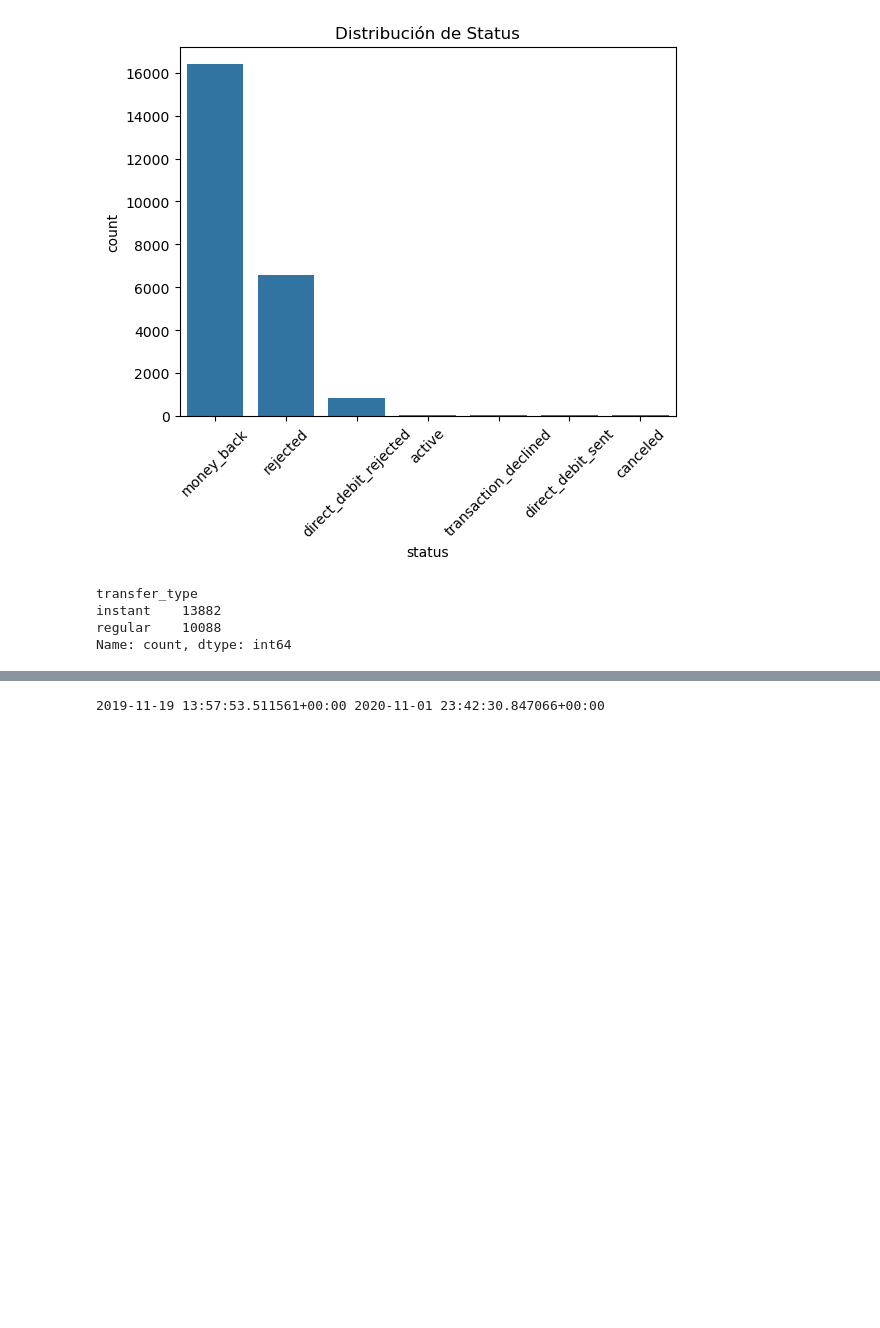
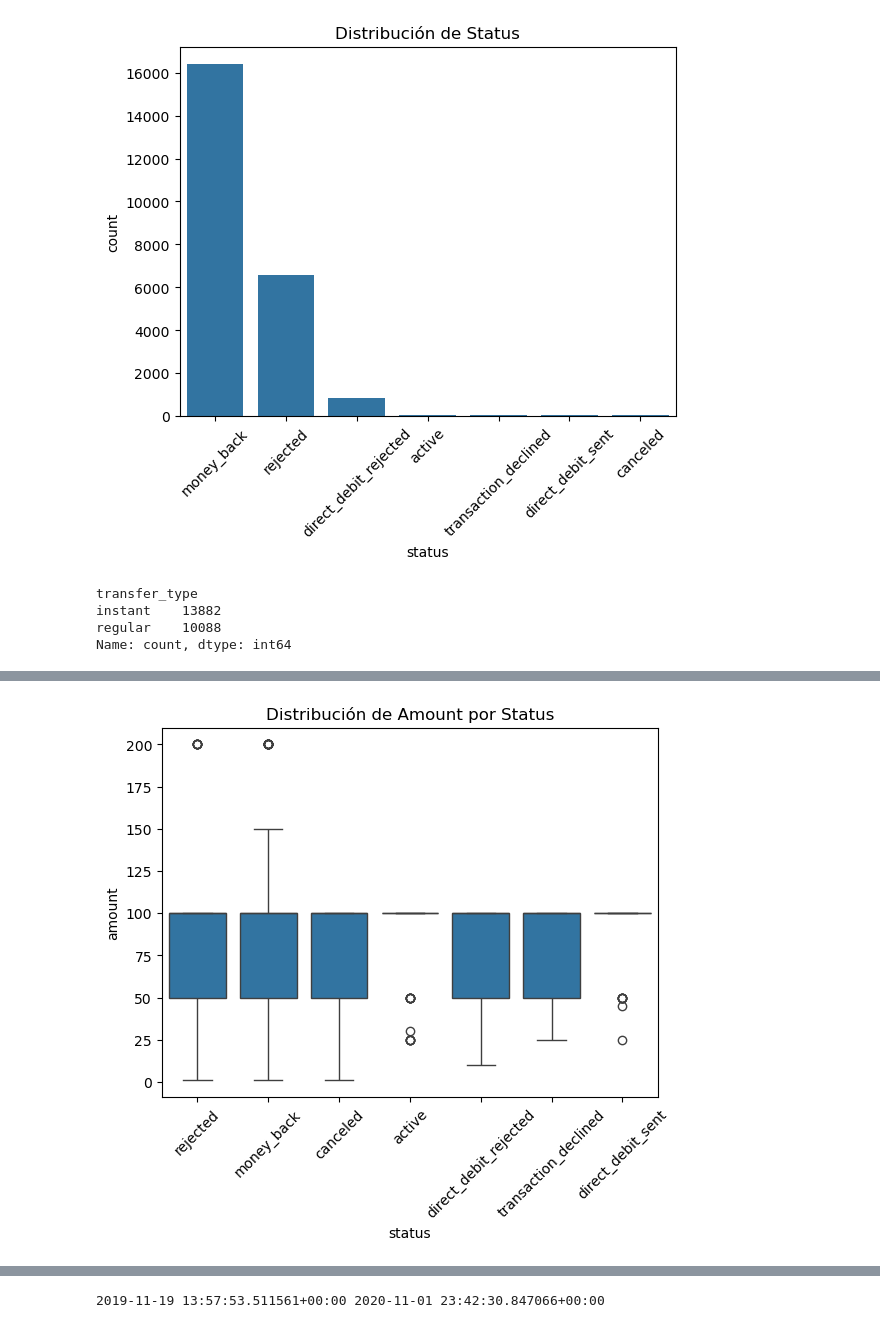
Before and after one commit to Chriester/Proyecto2, a Jupyter notebook: Proyecto2.ipynb, the cells around one changed output, grey strips where cells are left out. Saved outputs shown, nothing was run; the diff lists cells and outputs as text; code cells hidden in the pictures; blank space fills up the shorter version.

```diff
--- a/Proyecto2.ipynb
+++ b/Proyecto2.ipynb
@@ -214,0 +222,8 @@ KeyError: "None of [Index(['amount', 'user_id', 'deleted_account_id'], dtype='ob
+# %%
+# Relación entre 'amount' y 'status'
+sns.boxplot(data=datos, x='status', y='amount')
+plt.title('Distribución de Amount por Status')
+plt.xticks(rotation=45)
+plt.show()
+# %% [output]
+[figure, added]
```
Also changed, not shown: parts of 28 cells of this notebook.
